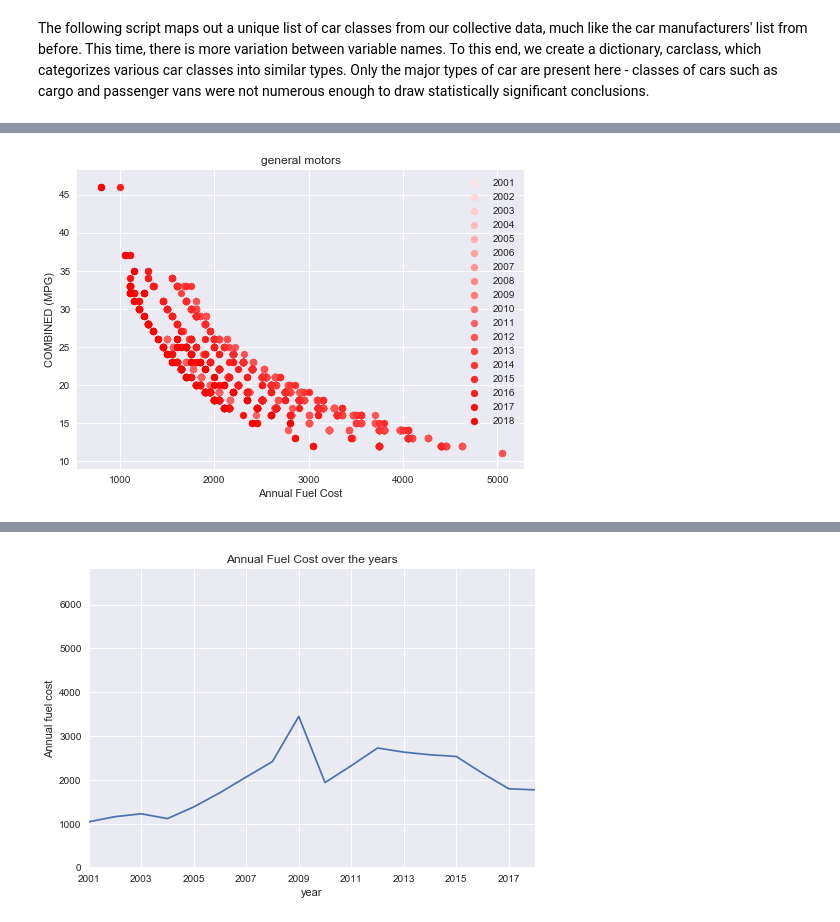
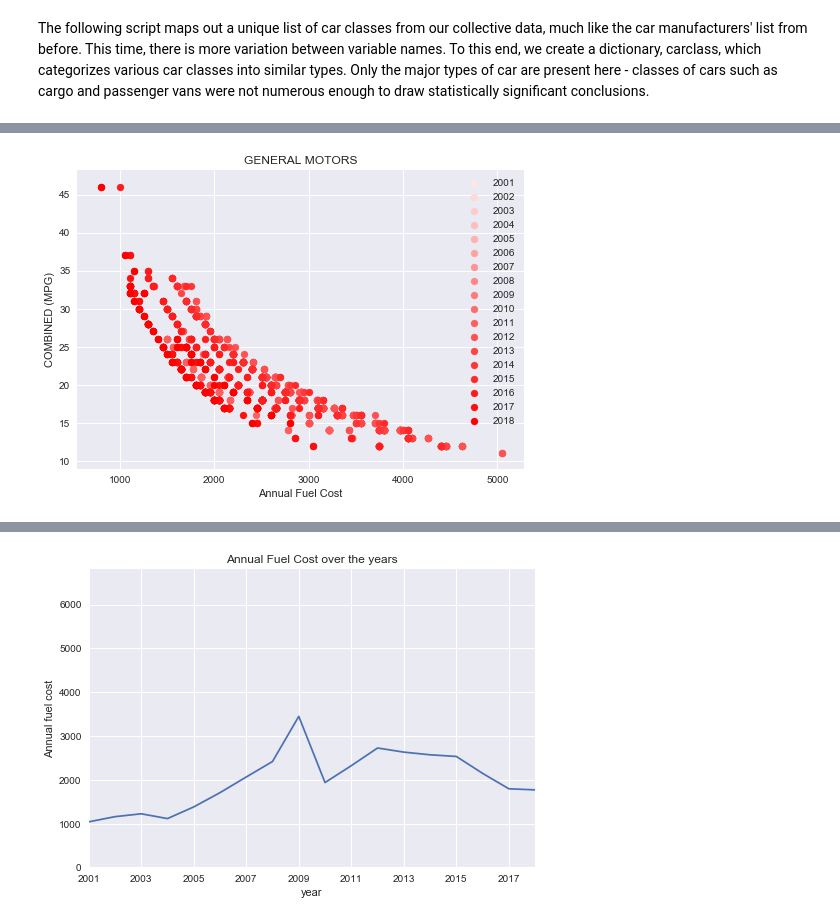
Before and after one commit to chan2017/username.github.io, a Jupyter notebook: scraper-checkpoint.ipynb, the cells around one changed output, grey strips where cells are left out. Saved outputs shown, nothing was run; the diff lists cells and outputs as text; code cells hidden in the pictures.

```diff
--- a/scraper-checkpoint.ipynb
+++ b/scraper-checkpoint.ipynb
@@ -245,7 +242,7 @@ for brands in manufacturer:
     plt.ylabel('HIGHWAY (MPG)')
     for x in yearlst:
         curpd = pdfiles[x]
-        th = curpd[curpd['Manufacturer'].str.lower() == brands]
+        th = curpd[curpd['Manufacturer'].str.upper() == brands]
         i = th['fcost']
         j = th['hwy']
         plt.scatter(i,j, color = pig[int(x)-2001],label = x)
@@ -270,7 +267,7 @@ for brands in manufacturer:
     plt.ylabel('CITY (MPG)')
     for x in yearlst:
         curpd = pdfiles[x]
-        th = curpd[curpd['Manufacturer'].str.lower() == brands]
+        th = curpd[curpd['Manufacturer'].str.upper() == brands]
         i = th['fcost']
         j = th['cty']
         plt.scatter(i,j, color = piv[int(x)-2001],label = x)
@@ -295,7 +292,7 @@ for brands in manufacturer:
     plt.ylabel('COMBINED (MPG)')
     for x in yearlst:
         curpd = pdfiles[x]
-        th = curpd[curpd['Manufacturer'].str.lower() == brands]
+        th = curpd[curpd['Manufacturer'].str.upper() == brands]
         i = th['fcost']
         j = th['cmb']
         plt.scatter(i,j, color = pir[int(x)-2001],label = x)
@@ -309,2 +306,2 @@ for brands in manufacturer:
-[figure, old version]
+[figure, new version]
 [figure]
```
Also changed, not shown: parts of 14 cells of this notebook.
